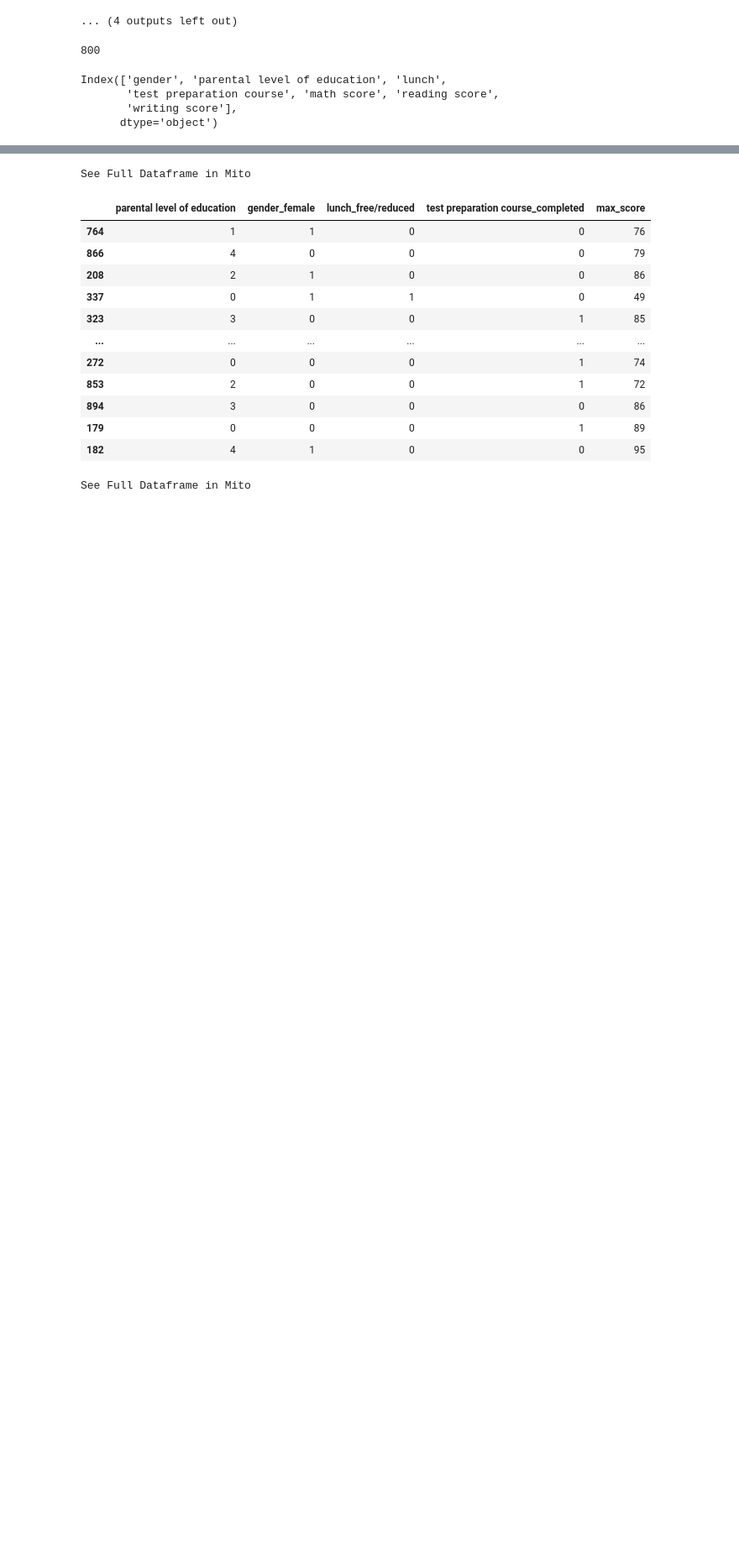
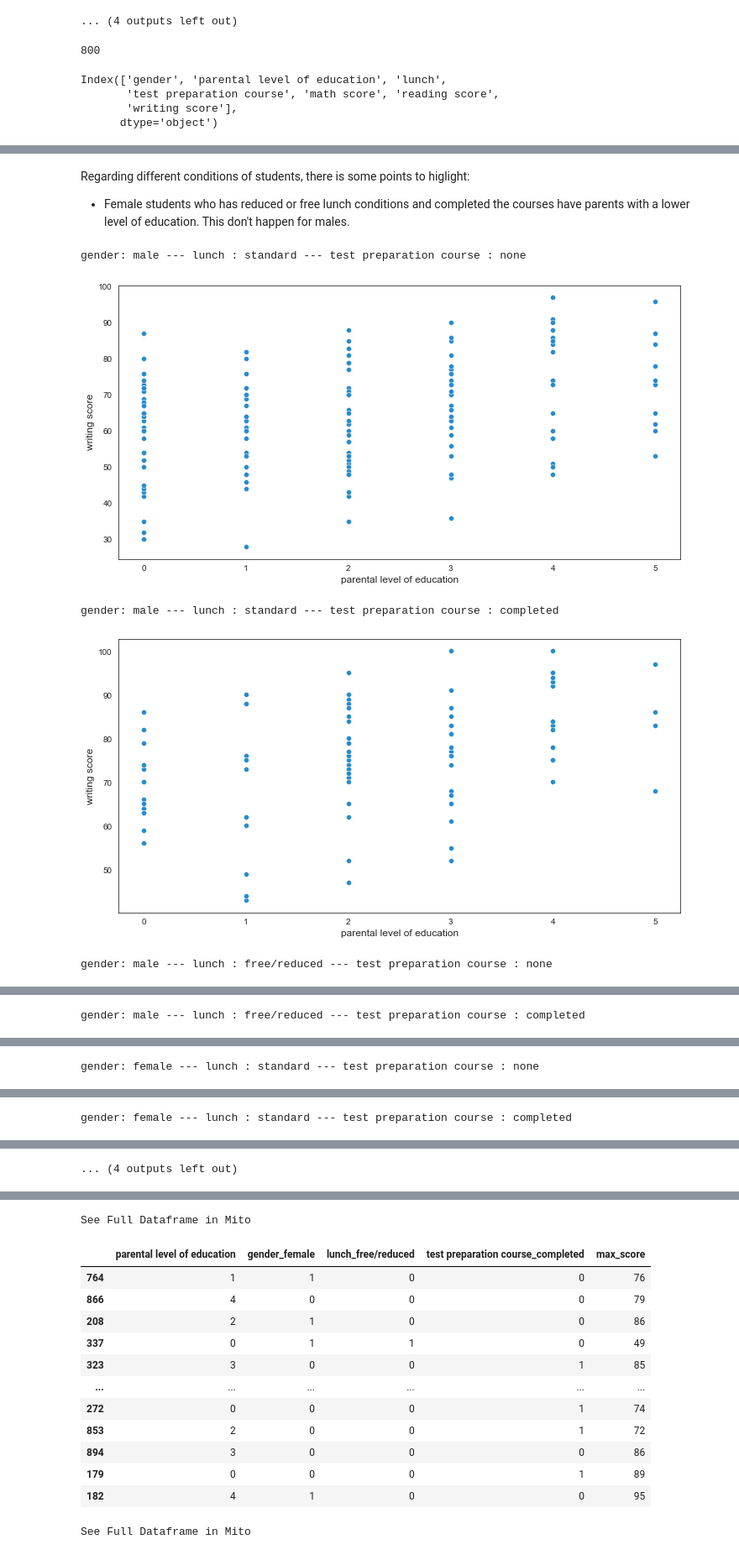
Before and after one commit to MarkusHumetus/-Hackathon_Talent_Squad_III_DS, a Jupyter notebook: main_Notebook.ipynb, the cells around one changed output, grey strips where cells are left out. Shown at 84% size. Drawn from its saved outputs; the diff is of its cells as text; code cells hidden in the pictures; blank space fills up the shorter version.

```diff
--- a/main_Notebook.ipynb
+++ b/main_Notebook.ipynb
@@ -505,8 +505,9 @@ Index(['gender', 'parental level of education', 'lunch',
       dtype='object')
 # %%
 
-average_df =pd.DataFrame
+
 conditions=[]
+averages=[]
 
 for gender in ['male','female']:
     for lunch in ['standard', 'free/reduced']:
@@ -514,8 +515,11 @@ for gender in ['male','female']:
             print (f'gender: {gender} --- lunch : {lunch} --- test preparation course : {test_preparation_course}')
             df_unique = dict_df[gender][lunch][test_preparation_course]['parental level of education']
             print (f'Average : {df_unique.sum()/len (df_unique)}')
+            conditions.append(gender+'_'+lunch+ '_' + test_preparation_course )
+            averages.append(df_unique.sum()/len (df_unique))
             sns.histplot (data =df_unique, bins=6)
             plt.show()
+average_df =pd.DataFrame ({'Types': conditions, 'Averages': averages})
 # %% [output]
 gender: male --- lunch : standard --- test preparation course : none
 Average : 1.9024390243902438
@@ -549,0 +571,17 @@ Index(['gender', 'parental level of education', 'lunch',
+# %% [markdown]
+Regarding different conditions of students, there is some points to higlight:
+* Female students who has reduced or free lunch conditions and completed the courses have parents with a lower level of education. This don't happen for males.
+# %%
+for gender in ['male','female']:
+    for lunch in ['standard', 'free/reduced']:
+        for test_preparation_course in ['none', 'completed']:
+            print (f'gender: {gender} --- lunch : {lunch} --- test preparation course : {test_preparation_course}')
+            df_unique = dict_df[gender][lunch][test_preparation_course]
+            sns.scatterplot (data =df_unique, x='parental level of education', y= 'writing score')
+            plt.show()
+# %% [output]
+gender: male --- lunch : standard --- test preparation course : none
+[figure, added]
+gender: male --- lunch : standard --- test preparation course : completed
+[figure, added]
+gender: male --- lunch : free/reduced --- test preparation course : none
@@ -549,0 +589 @@ Index(['gender', 'parental level of education', 'lunch',
+gender: male --- lunch : free/reduced --- test preparation course : completed
@@ -549,0 +591 @@ Index(['gender', 'parental level of education', 'lunch',
+gender: female --- lunch : standard --- test preparation course : none
@@ -549,0 +593 @@ Index(['gender', 'parental level of education', 'lunch',
+gender: female --- lunch : standard --- test preparation course : completed
@@ -550,3 +595,4 @@ Index(['gender', 'parental level of education', 'lunch',
+... (4 outputs left out)
 # %%
 def df_dummies (df):
     new_df_with_dum = pd.get_dummies (acad_Yield_train,
```
Also changed, not shown: parts of 15 cells of this notebook, 1 other file.
